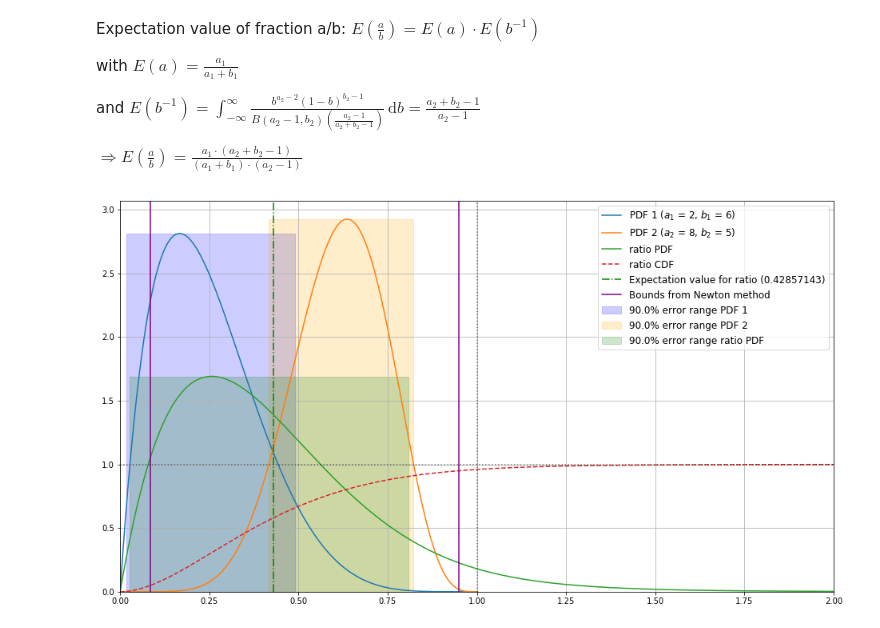
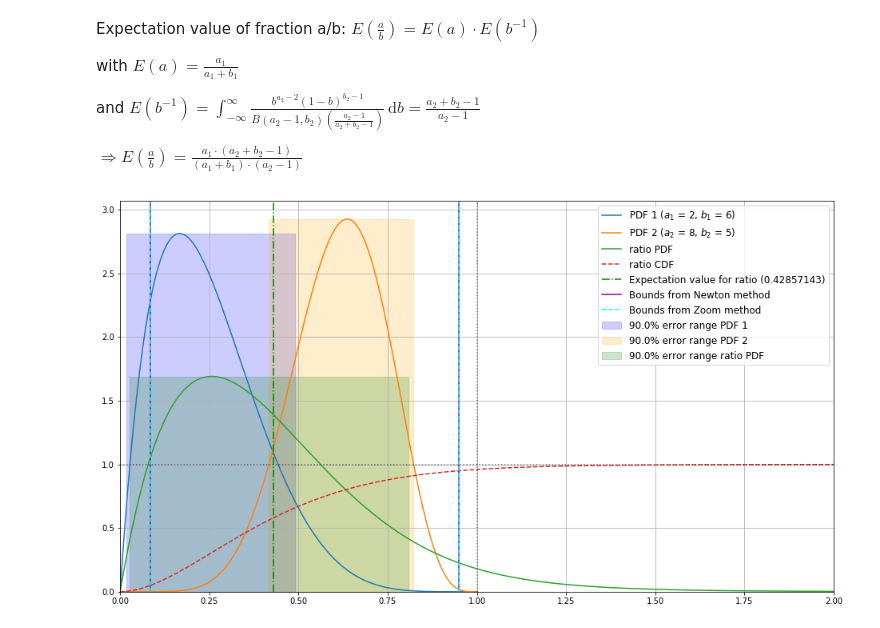
Before and after one commit to jsaffer/vetostudie, a Jupyter notebook: beta_beta_ratio.ipynb, the cells around one changed output. Drawn from its saved outputs; the diff is of its cells as text; code cells hidden in the pictures.

Commit message:
Added Zoom Method

```diff
--- a/beta_beta_ratio.ipynb
+++ b/beta_beta_ratio.ipynb
@@ -320,0 +323,41 @@ print(f(top_newt) - f(low_newt))
+# %%
+def zoom(xs, ys, thres):
+    assert len(xs) == len(ys)
+    for i in range(len(ys)):
+        if ys[i] < thres:
+            continue
+        else:
+            break
+    return xs[i]
+
+xx = np.linspace(0,2.0,2001)
+yy = cdf_bb_ratio(a1, a2, b1, b2, xx)
+
+inde = 0
+while inde < 8:
+    low_zoom = zoom(xx, yy, 0.05)
+    old_range = xx[-1] - xx[0]
+    new_range = old_range/10.0
+    if ((low_zoom - new_range/2.0)) < 0.0:
+        xx = np.linspace(0.0, (low_zoom + new_range), 2001)
+    else:
+        xx = np.linspace((low_zoom - (new_range / 2.0)), (low_zoom + (new_range / 2.0)), 2001)
+    yy = cdf_bb_ratio(a1, a2, b1, b2, xx)
+    inde +=1
+print(low_zoom)
+
+xx = np.linspace(0,2.0,2001)
+yy = cdf_bb_ratio(a1, a2, b1, b2, xx)
+
+inde = 0
+while inde < 8:
+    top_zoom = zoom(xx, yy, 0.95)
+    old_range = xx[-1] - xx[0]
+    new_range = old_range/10.0
+    if ((top_zoom - new_range/2.0)) < 0.0:
+        xx = np.linspace(0.0, (top_zoom + new_range), 2001)
+    else:
+        xx = np.linspace((top_zoom - (new_range / 2.0)), (top_zoom + (new_range / 2.0)), 2001)
+    yy = cdf_bb_ratio(a1, a2, b1, b2, xx)
+    inde +=1
+print(top_zoom)
@@ -355,31 +401,33 @@ maxim_2 = np.nanmax(pdf2)
 plt.fill_between([low_1, top_1], [0, 0], maxim_1, color = 'blue', alpha = 0.2, label = '{}% error range PDF 1'.format(100 * error_size))
 plt.fill_between([low_2, top_2], [0, 0], maxim_2, color = 'orange', alpha = 0.2, label = '{}% error range PDF 2'.format(100 * error_size))
 
 plt.plot(u, pdf1, label = 'PDF 1 (' + r'$a_1$' + ' = {}, '.format(a1) + r'$b_1$' + ' = {})'.format(b1))
 plt.plot(u, pdf2, label = 'PDF 2 (' + r'$a_2$' + ' = {}, '.format(a2) + r'$b_2$' + ' = {})'.format(b2))
 plt.plot(v, ratio_pdf, label = 'ratio PDF')
 plt.plot(v, ratio_cdf, label = 'ratio CDF', linestyle = '--')
 
 expect_value_ratio = (a1*(a2+b2-1))/((a1+b1)*(a2-1))
 
 low_ratio, top_ratio = ratio_error(expect_value_ratio, a1, a2, b1, b2)
 
 maxim_ratio = np.nanmax(ratio_pdf)
 plt.fill_between([low_ratio, top_ratio], [0, 0], maxim_ratio, color = 'green', alpha = 0.2, label = '{}% error range ratio PDF'.format(100 * error_size))
 
 ###plt.axvline(x = (a1/(a1+b1))/(a2/(a2+b2)), linewidth = 1.25, color = 'purple', linestyle = '-.', label = 'Naive ({})'.format((a1/(a1+b1))/(a2/(a2+b2))), alpha = .5)
 plt.axvline(x = expect_value_ratio, linewidth = 1.5, color = 'green', linestyle = '-.', label = 'Expectation value for ratio ({})'.format(round(expect_value_ratio, 8)))
 
 plt.axvline(x = low_newt, color = 'purple', label = 'Bounds from Newton method')
 plt.axvline(x = top_newt, color = 'purple')
+plt.axvline(x = low_zoom, linestyle = '--', color = 'cyan', label = 'Bounds from Zoom method')
+plt.axvline(x = top_zoom, linestyle = '--', color = 'cyan')
 
 plt.axvline(x = 1, linestyle = ':', color = 'black', alpha = .5)
 plt.axhline(y = 1, linestyle = ':', color = 'black', alpha = .5)
 plt.ylim(ymin = 0)
 plt.xlim(xmin = np.amin(v), xmax = np.amax(v))
 plt.grid(True)
 plt.legend(loc = 'best', fontsize = 'large')
 #plt.savefig('beta_beta_pdf_cdf.pdf')
 plt.show()
 # %% [output]
-[figure, old version]
+[figure, new version]
```
Also changed, not shown: parts of 2 cells of this notebook.
